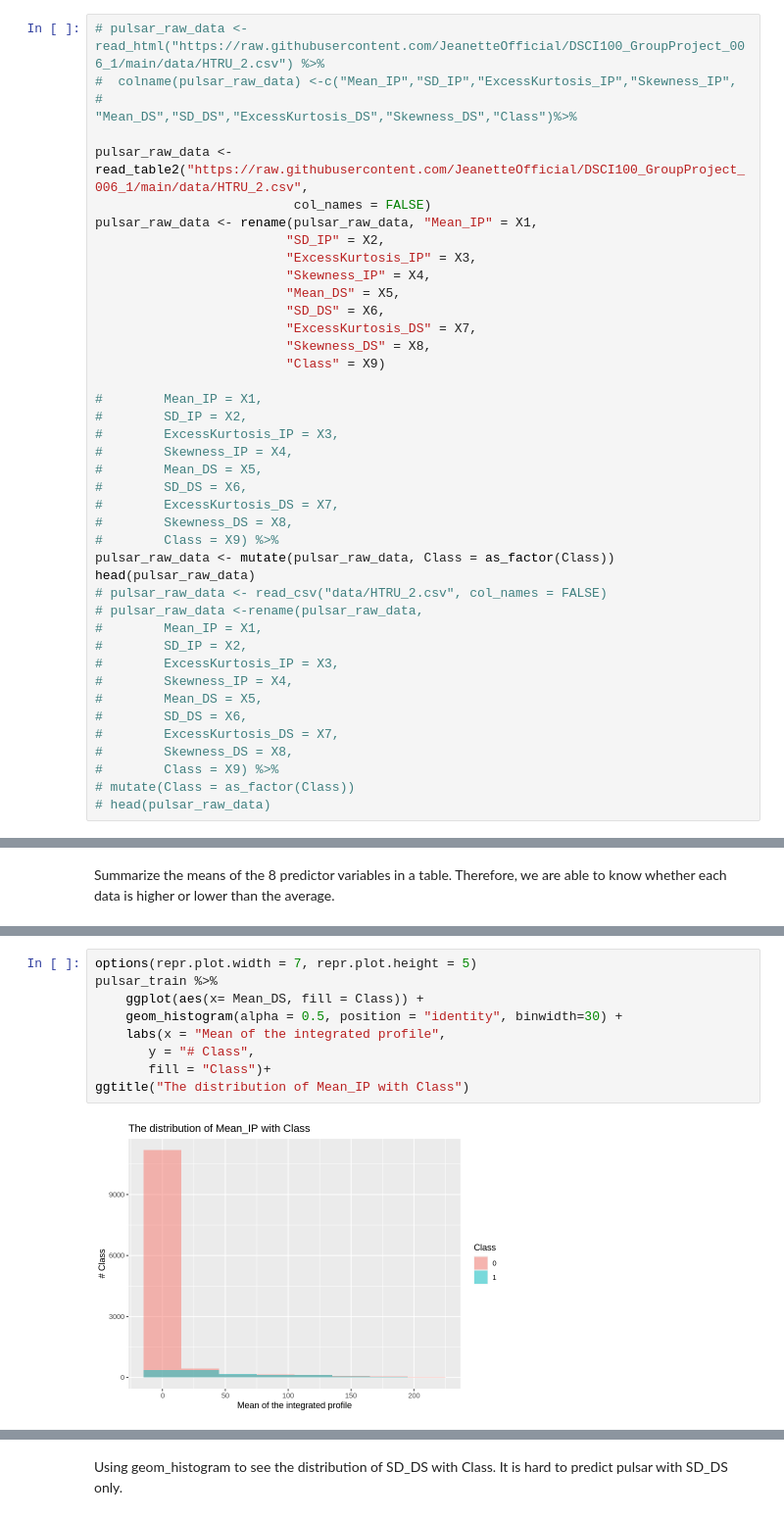
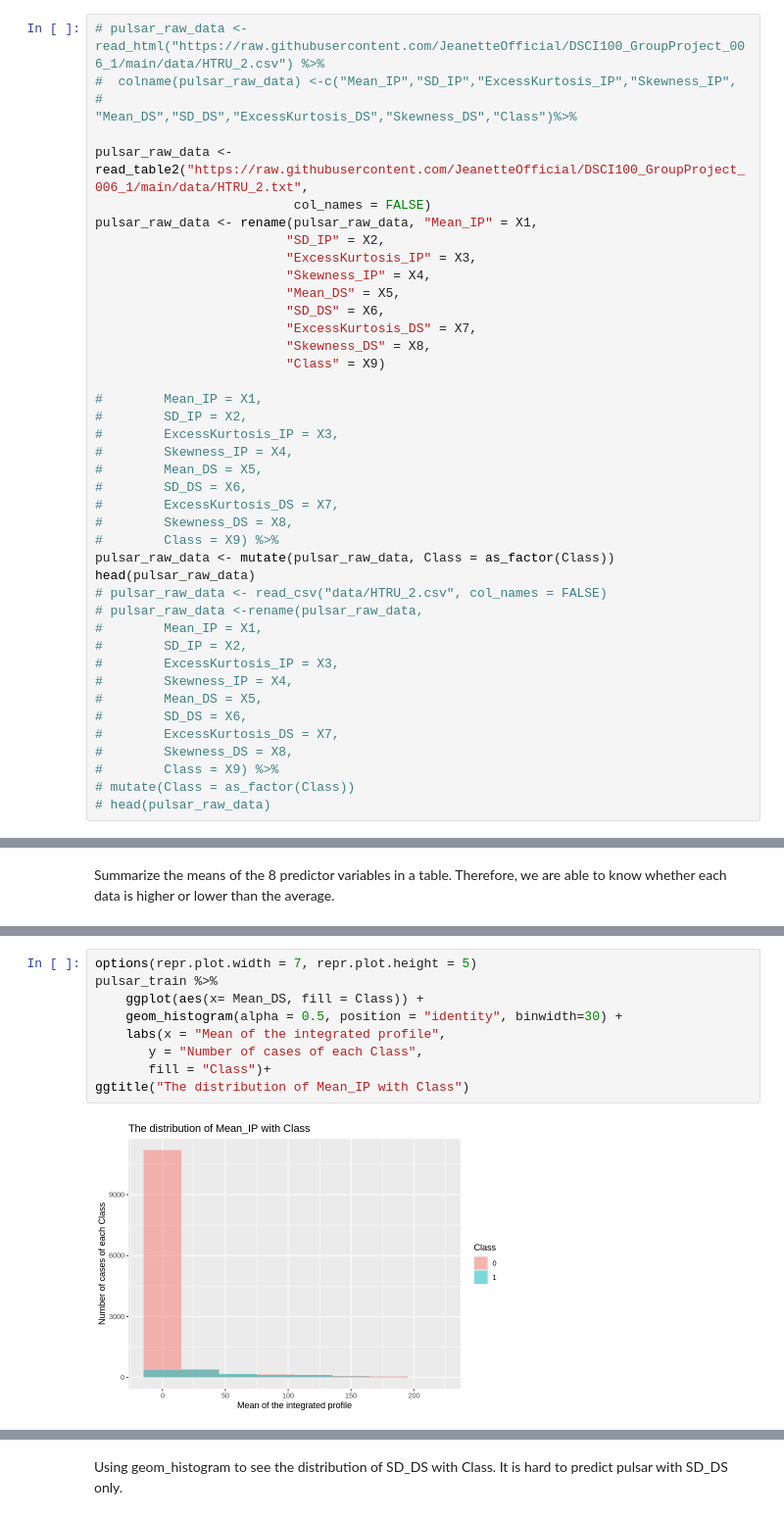
Before and after one commit to JeanetteOfficial/DSCI100_GroupProject_006_1, a Jupyter notebook: projectproposal.ipynb, the cells around one changed output, grey strips where cells are left out. Shown at 98% size. Drawn from its saved outputs; the diff is of its cells as text.

```diff
--- a/projectproposal.ipynb
+++ b/projectproposal.ipynb
@@ -56,7 +56,7 @@ Load the data and add column names manually to clean and wrangle data into tidy
 #  colname(pulsar_raw_data) <-c("Mean_IP","SD_IP","ExcessKurtosis_IP","Skewness_IP",
 #                              "Mean_DS","SD_DS","ExcessKurtosis_DS","Skewness_DS","Class")%>%
 
-pulsar_raw_data <- read_table2("https://raw.githubusercontent.com/JeanetteOfficial/DSCI100_GroupProject_006_1/main/data/HTRU_2.csv",
+pulsar_raw_data <- read_table2("https://raw.githubusercontent.com/JeanetteOfficial/DSCI100_GroupProject_006_1/main/data/HTRU_2.txt",
                           col_names = FALSE)
 pulsar_raw_data <- rename(pulsar_raw_data, "Mean_IP" = X1,
                          "SD_IP" = X2,
@@ -217,12 +232,12 @@ Using geom_histogram to see the distribution of Mean_IP with Class. The higher o
 # %%
 options(repr.plot.width = 7, repr.plot.height = 5)
 pulsar_train %>%
     ggplot(aes(x= Mean_DS, fill = Class)) +
     geom_histogram(alpha = 0.5, position = "identity", binwidth=30) +
     labs(x = "Mean of the integrated profile",
-       y = "# Class",
+       y = "Number of cases of each Class",
        fill = "Class")+
 ggtitle("The distribution of Mean_IP with Class")
 # %% [output]
-[figure, old version]
+[figure, new version]
 # %% [markdown]
```
Also changed, not shown: parts of 26 cells of this notebook.
